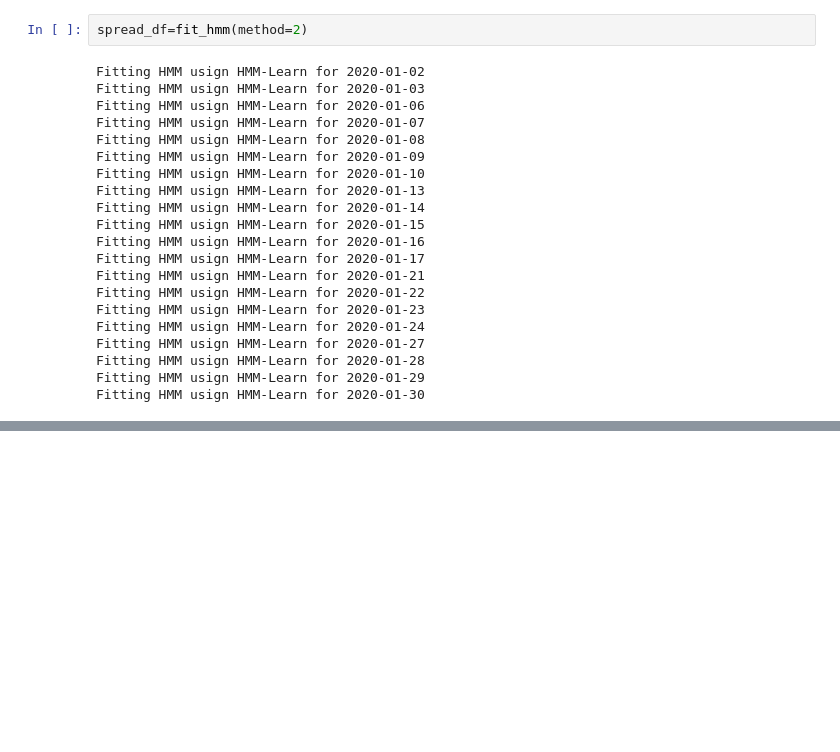
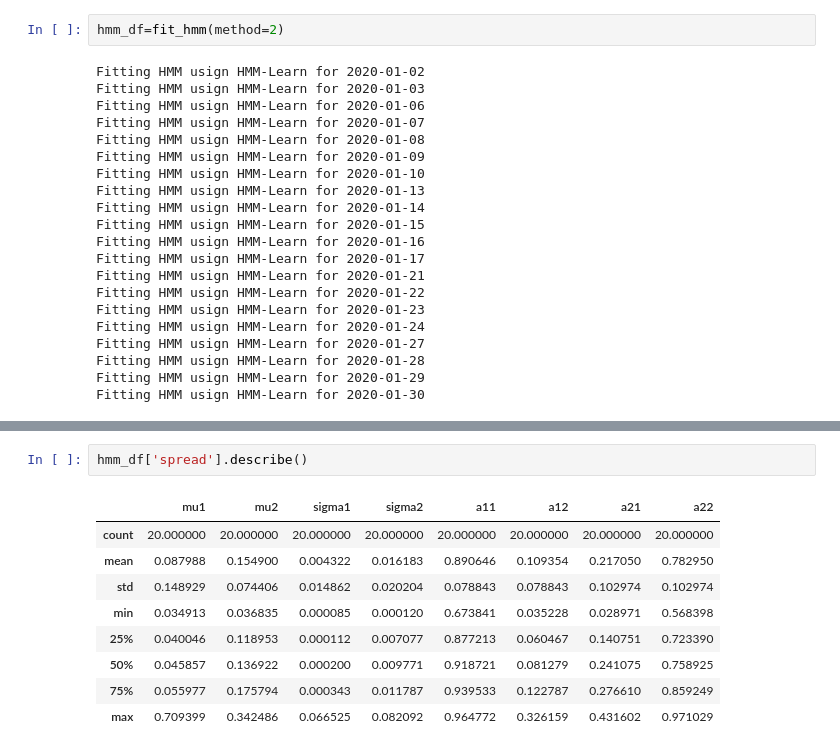
Before and after one commit to jasonbohne123/HMM_LOB_Inference, a Jupyter notebook: daily_hmm_fit.ipynb, the cells around one changed output, grey strips where cells are left out. Saved outputs shown, nothing was run; the diff lists cells and outputs as text; blank space fills up the shorter version.

```diff
--- a/daily_hmm_fit.ipynb
+++ b/daily_hmm_fit.ipynb
@@ -138,7 +197,7 @@ spread_df
 # %% [markdown]
 ### HMM Model
 # %%
-spread_df=fit_hmm(method=2)
+hmm_df=fit_hmm(method=2)
 # %% [output]
 Fitting HMM usign HMM-Learn for 2020-01-02
 Fitting HMM usign HMM-Learn for 2020-01-03
@@ -198,0 +258,12 @@ spread_df.describe()
+# %%
+hmm_df['spread'].describe()
+# %% [output]
+|  | mu1 | mu2 | sigma1 | sigma2 | a11 | a12 | a21 | a22 |
+| count | 20.000000 | 20.000000 | 20.000000 | 20.000000 | 20.000000 | 20.000000 | 20.000000 | 20.000000 |
+| mean | 0.087988 | 0.154900 | 0.004322 | 0.016183 | 0.890646 | 0.109354 | 0.217050 | 0.782950 |
+| std | 0.148929 | 0.074406 | 0.014862 | 0.020204 | 0.078843 | 0.078843 | 0.102974 | 0.102974 |
+| min | 0.034913 | 0.036835 | 0.000085 | 0.000120 | 0.673841 | 0.035228 | 0.028971 | 0.568398 |
+| 25% | 0.040046 | 0.118953 | 0.000112 | 0.007077 | 0.877213 | 0.060467 | 0.140751 | 0.723390 |
+| 50% | 0.045857 | 0.136922 | 0.000200 | 0.009771 | 0.918721 | 0.081279 | 0.241075 | 0.758925 |
+| 75% | 0.055977 | 0.175794 | 0.000343 | 0.011787 | 0.939533 | 0.122787 | 0.276610 | 0.859249 |
+| max | 0.709399 | 0.342486 | 0.066525 | 0.082092 | 0.964772 | 0.326159 | 0.431602 | 0.971029 |
```
Also changed, not shown: parts of 20 cells of this notebook, 9 other files.
